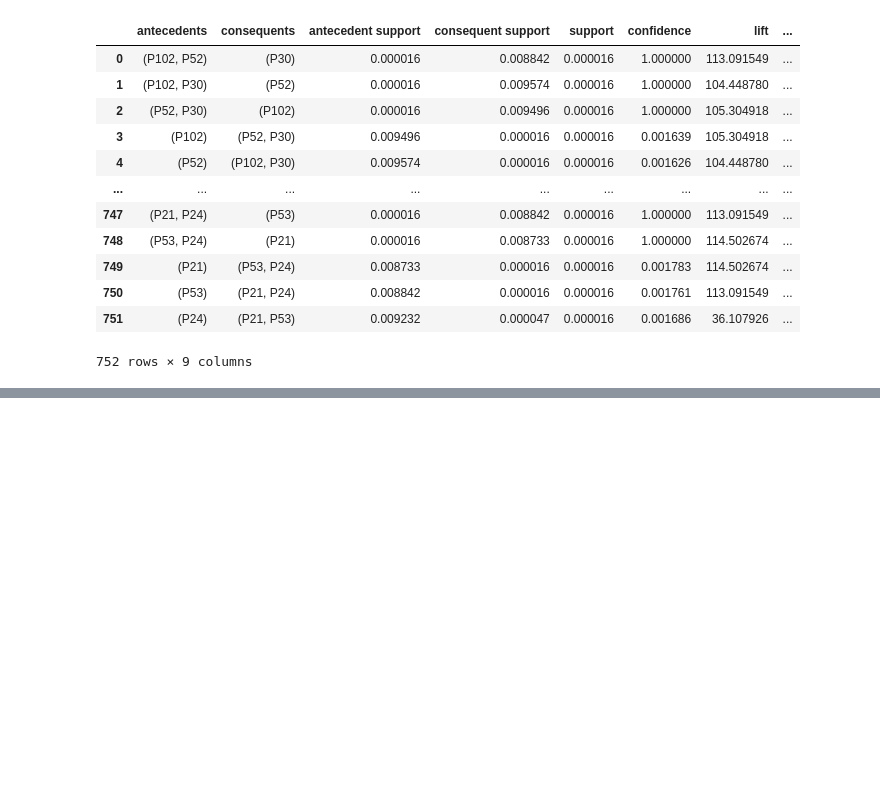
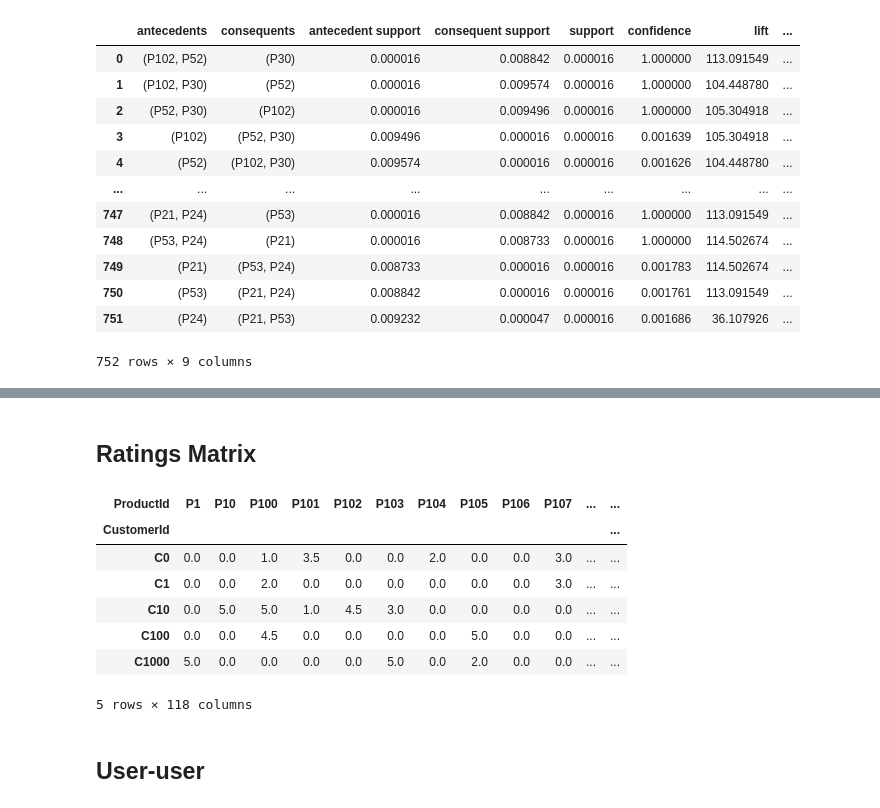
Before and after one commit to HenryLiang-123/MSiA_421, a Jupyter notebook: HW3.ipynb, the cells around one changed output, grey strips where cells are left out. Drawn from its saved outputs; the diff is of its cells as text; code cells hidden in the pictures; blank space fills up the shorter version.

```diff
--- a/HW3.ipynb
+++ b/HW3.ipynb
@@ -359,0 +393,19 @@ rules
+# %% [markdown]
+## Ratings Matrix
+# %%
+# Utility Matrix
+# Note that there are no 0 ratings, so it is ok to use 0 as no rating
+utility = pd.pivot_table(data = ratings_train, index = 'CustomerId', columns = 'ProductId', values = 'Rating')
+utility = utility.fillna(0)
+utility.head()
+# %% [output]
+| ProductId | P1 | P10 | P100 | P101 | P102 | P103 | P104 | P105 | P106 | P107 | ... | ... |
+| CustomerId |  |  |  |  |  |  |  |  |  |  |  | ... |
+| C0 | 0.0 | 0.0 | 1.0 | 3.5 | 0.0 | 0.0 | 2.0 | 0.0 | 0.0 | 3.0 | ... | ... |
+| C1 | 0.0 | 0.0 | 2.0 | 0.0 | 0.0 | 0.0 | 0.0 | 0.0 | 0.0 | 3.0 | ... | ... |
+| C10 | 0.0 | 5.0 | 5.0 | 1.0 | 4.5 | 3.0 | 0.0 | 0.0 | 0.0 | 0.0 | ... | ... |
+| C100 | 0.0 | 0.0 | 4.5 | 0.0 | 0.0 | 0.0 | 0.0 | 5.0 | 0.0 | 0.0 | ... | ... |
+| C1000 | 5.0 | 0.0 | 0.0 | 0.0 | 0.0 | 5.0 | 0.0 | 2.0 | 0.0 | 0.0 | ... | ... |
+5 rows × 118 columns
+# %% [markdown]
+## User-user
```
Also changed, not shown: parts of 17 cells of this notebook.
